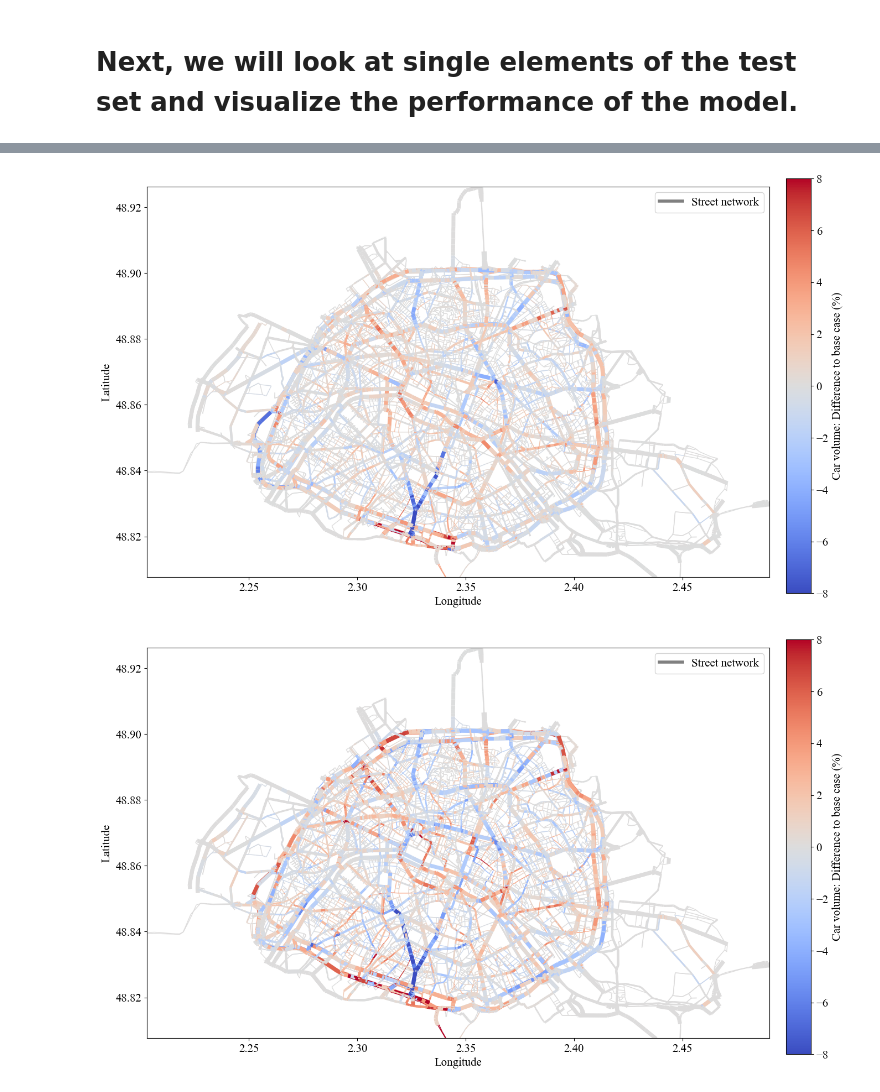
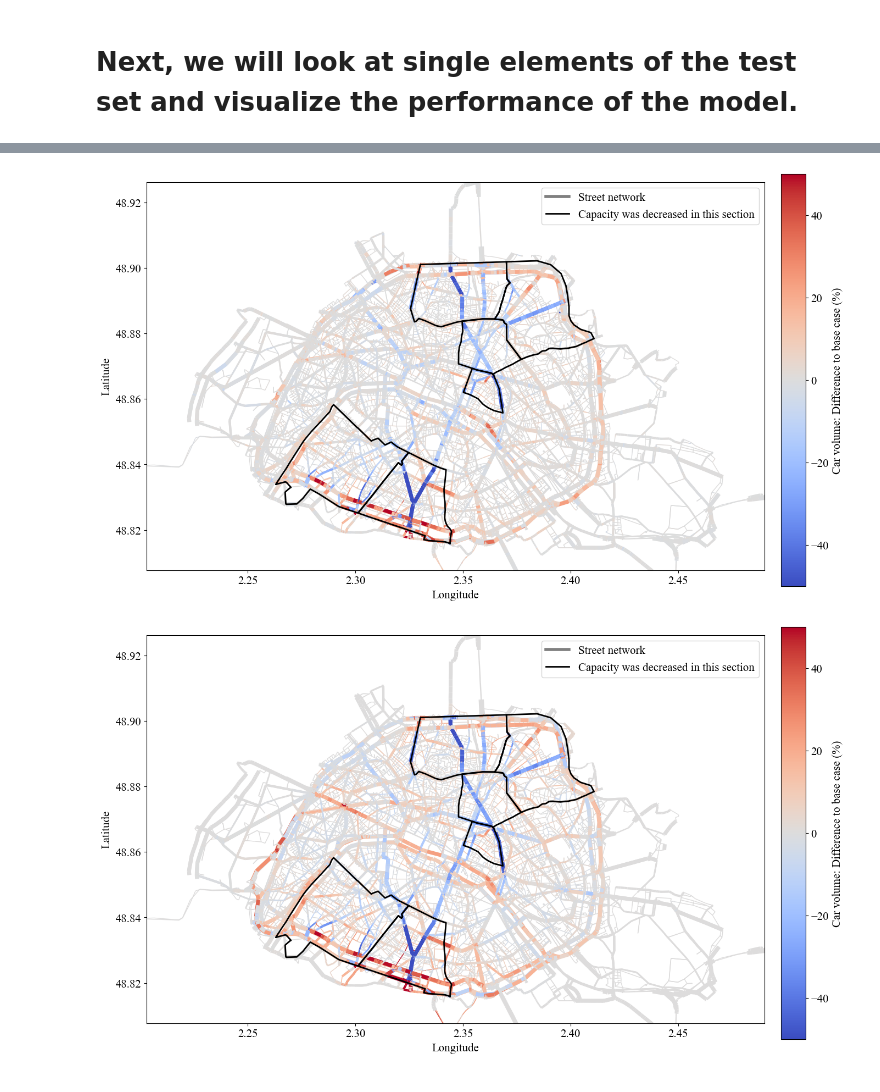
Before and after one commit to govindgoel/ml, a Jupyter notebook: scripts/testing_and_evaluation/map_model_outputs_to_gdf_test_set.ipynb, the cells around one changed output, grey strips where cells are left out. Cells and saved outputs as stored; diff of their text form; code cells hidden in the pictures.

Commit message:
Updated analysis for model outputs

```diff
--- a/scripts/testing_and_evaluation/map_model_outputs_to_gdf_test_set.ipynb
+++ b/scripts/testing_and_evaluation/map_model_outputs_to_gdf_test_set.ipynb
@@ -77,10 +115,14 @@ model = MyGnn(in_channels=in_channels, out_channels=out_channels,
                     predict_mode_stats=predict_mode_stats)
 
 # Load the model state dictionary
+model_path = run_path + 'trained_model/model.pth'
 model.load_state_dict(torch.load(model_path))
 
 device = torch.device('cuda' if torch.cuda.is_available() else 'cpu')
 model = model.to(device)
+
+loss_fct = torch.nn.MSELoss().to(dtype=torch.float32).to(device)
+loss_fct_mae = torch.nn.L1Loss().to(dtype=torch.float32).to(device)
 # %% [output]
 Model initialized
 MyGnn(
@@ -128,17 +150,16 @@ MyGnn(
 # %% [markdown]
 # Next, we will look at single elements of the test set and visualize the performance of the model.
 # %%
-fixed_norm_max = 8
+fixed_norm_max = 50
 
 for i in range(10):
-    if i != 8:
+    if i != 5:
         continue
     # if i != 14 and i != 21 and i != 33 and i != 38 and i != 39 and i != 45 and i != 58:
     #     continue
     my_test_data = test_set_loader.dataset[i]
     my_test_x = test_set_loader.dataset[i].x
     my_test_x = my_test_x.to('cpu')
-
 
     test_loss_my_test_data, r_squared_my_test_data, actual_vals_my_test_data, predictions_my_test_data, baseline_loss_my_test_data = hf.validate_model_on_test_set(model, my_test_data, loss_fct, device)
     print(f"Test {i}")
@@ -155,9 +176,9 @@ for i in range(10):
     hf.plot_combined_output(gdf_input=gdf_with_og_values, column_to_plot="vol_car_change_predicted",
                             save_it=True, number_to_plot=i, zone_to_plot = "this zone", is_predicted=True, alpha=0, use_fixed_norm=True,
                             fixed_norm_max = fixed_norm_max,
-                            known_districts = False, buffer = 0.0005, districts_of_interest=None, plot_contour_lines=False)
+                            known_districts = False, buffer = 0.0005, districts_of_interest=None, plot_contour_lines=True, result_path=result_path)
     hf.plot_combined_output(gdf_input=gdf_with_og_values, column_to_plot="vol_car_change_actual", save_it=True,
                             number_to_plot=i, zone_to_plot = "this zone",is_predicted=False,alpha=10,use_fixed_norm=True,
                             fixed_norm_max = fixed_norm_max,
-                            known_districts = False, buffer = 0.0005, districts_of_interest=None, plot_contour_lines=False)
+                            known_districts = False, buffer = 0.0005, districts_of_interest=None, plot_contour_lines=True, result_path=result_path)
 # %% [output]
@@ -168,3 +189,3 @@ Baseline Loss: 3.6694350242614746
-[figure, old version]
+[figure, new version]
-[figure, old version]
+[figure, new version]
 # %%
```
Also changed, not shown: parts of 12 cells of this notebook.
